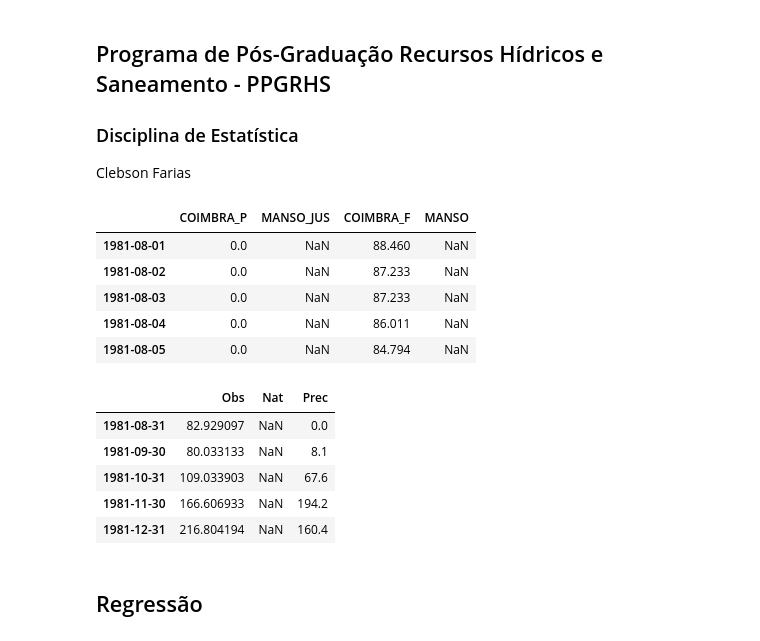
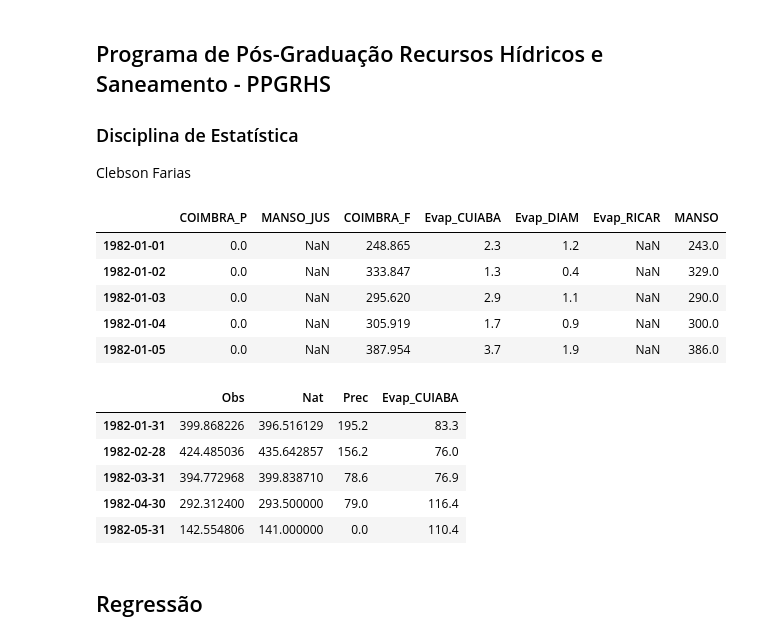
Before and after one commit to clebsonpy/ThinkStats2, a Jupyter notebook: code/Estatística/Cap11_Clebson.ipynb, the cells around one changed output. Drawn from its saved outputs; the diff is of its cells as text; code cells hidden in the pictures.

```diff
--- a/code/Estatística/Cap11_Clebson.ipynb
+++ b/code/Estatística/Cap11_Clebson.ipynb
@@ -20,34 +21,41 @@ import thinkplot
 # %%
 #Dados Manso
 dados = pd.read_csv("manso.csv", index_col=0, parse_dates=True)
-date_start = pd.to_datetime("01/08/1981", dayfirst=True)
-date_end = pd.to_datetime("31/12/1989", dayfirst=True)
+evap = pd.read_csv("evaporacao.csv", sep=';', index_col="Data", parse_dates=True, dayfirst=True)["Evaporacao Piche"].rename("Evap_CUIABA")
+evap1 = pd.read_csv("evaporacao2.csv", sep=';', index_col="Data", parse_dates=True, dayfirst=True)["Evaporacao Piche"].rename("Evap_RICAR")
+evap2 = pd.read_csv("evaporacao3.csv", sep=';', index_col="Data", parse_dates=True, dayfirst=True)["Evaporacao Piche"].rename("Evap_DIAM")
+dados = dados.combine_first(pd.DataFrame(evap))
+dados = dados.combine_first(pd.DataFrame(evap1))
+dados = dados.combine_first(pd.DataFrame(evap2))
+date_start = pd.to_datetime("01/01/1982", dayfirst=True)
+date_end = pd.to_datetime("31/12/1986", dayfirst=True)
 dados = dados.loc[date_start:date_end]
 dados.rename(index=str,
              columns={"1455008": "COIMBRA_P", "66210000": "MANSO_JUS", "66231000": "COIMBRA_F"},
              inplace=True)
 dados.index = pd.to_datetime(dados.index, errors='coerce')
 dados.head()
 # %% [output]
-|  | COIMBRA_P | MANSO_JUS | COIMBRA_F | MANSO |
-| 1981-08-01 | 0.0 | NaN | 88.460 | NaN |
-| 1981-08-02 | 0.0 | NaN | 87.233 | NaN |
-| 1981-08-03 | 0.0 | NaN | 87.233 | NaN |
-| 1981-08-04 | 0.0 | NaN | 86.011 | NaN |
-| 1981-08-05 | 0.0 | NaN | 84.794 | NaN |
+|  | COIMBRA_P | MANSO_JUS | COIMBRA_F | Evap_CUIABA | Evap_DIAM | Evap_RICAR | MANSO |
+| 1982-01-01 | 0.0 | NaN | 248.865 | 2.3 | 1.2 | NaN | 243.0 |
+| 1982-01-02 | 0.0 | NaN | 333.847 | 1.3 | 0.4 | NaN | 329.0 |
+| 1982-01-03 | 0.0 | NaN | 295.620 | 2.9 | 1.1 | NaN | 290.0 |
+| 1982-01-04 | 0.0 | NaN | 305.919 | 1.7 | 0.9 | NaN | 300.0 |
+| 1982-01-05 | 0.0 | NaN | 387.954 | 3.7 | 1.9 | NaN | 386.0 |
 # %%
 dados_chuva = pd.Series(dados["COIMBRA_P"].groupby(pd.Grouper(freq='M')).sum(), name='Prec')
 dados_vazao_obs = pd.Series(dados["COIMBRA_F"].groupby(pd.Grouper(freq='M')).mean(), name='Obs')
 dados_vazao_nat = pd.Series(dados["MANSO"].groupby(pd.Grouper(freq='M')).mean(), name='Nat')
-dados_month = pd.DataFrame([dados_vazao_obs, dados_vazao_nat, dados_chuva]).T
+dados_evap = pd.Series(dados["Evap_CUIABA"].groupby(pd.Grouper(freq='M')).sum())
+dados_month = pd.DataFrame([dados_vazao_obs, dados_vazao_nat, dados_chuva, dados_evap]).T
 dados_month.head()
 # %% [output]
-|  | Obs | Nat | Prec |
-| 1981-08-31 | 82.929097 | NaN | 0.0 |
-| 1981-09-30 | 80.033133 | NaN | 8.1 |
-| 1981-10-31 | 109.033903 | NaN | 67.6 |
-| 1981-11-30 | 166.606933 | NaN | 194.2 |
-| 1981-12-31 | 216.804194 | NaN | 160.4 |
+|  | Obs | Nat | Prec | Evap_CUIABA |
+| 1982-01-31 | 399.868226 | 396.516129 | 195.2 | 83.3 |
+| 1982-02-28 | 424.485036 | 435.642857 | 156.2 | 76.0 |
+| 1982-03-31 | 394.772968 | 399.838710 | 78.6 | 76.9 |
+| 1982-04-30 | 292.312400 | 293.500000 | 79.0 | 116.4 |
+| 1982-05-31 | 142.554806 | 141.000000 | 0.0 | 110.4 |
 # %% [markdown]
 ## Regressão
 # %% [markdown]
```
Also changed, not shown: parts of 35 cells of this notebook, 5 other files.
